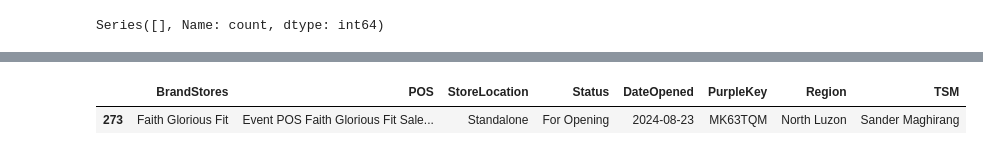
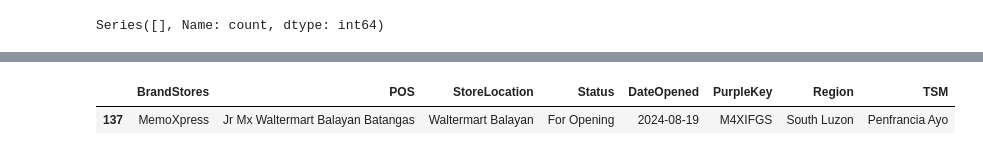
Before and after one commit to dchakroborti-tonik/POS_Addition, a Jupyter notebook: Notebook/Pos_mapping_new.ipynb, the cells around one changed output, grey strips where cells are left out. Saved outputs shown, nothing was run; the diff lists cells and outputs as text; code cells hidden in the pictures.

```diff
--- a/Notebook/Pos_mapping_new.ipynb
+++ b/Notebook/Pos_mapping_new.ipynb
@@ -24,6 +24,6 @@ client = bigquery.Client(project='prj-prod-dataplatform')
 # Set options or configurations as needed
 # Example: pd.set_option('display.max_columns', None)
 # %%
-df = pd.read_csv(r"C:\Users\DwaipayanChakroborti\OneDrive - Tonik Financial Pte Ltd\MyStuff\SIL Sales\Shin Nebria\POS_Addition\Data\pos_add_20240823_file1.csv")
+df = pd.read_csv(r"C:\Users\DwaipayanChakroborti\OneDrive - Tonik Financial Pte Ltd\MyStuff\SIL Sales\Shin Nebria\POS_Addition\Data\pos_add_20240823_file2.csv")
 df.shape
 # %% [output]
@@ -487,7 +504,7 @@ df[df['BrandStores']=='Rulls']
 # %%
 df.to_excel(r"C:\Users\DwaipayanChakroborti\OneDrive - Tonik Financial Pte Ltd\MyStuff\SIL Sales\Shin Nebria\POS_Addition\Data\POS_mapping_data.xlsx", index = False)
 # %%
-df[df['PurpleKey']=='MK63TQM']
+df[df['PurpleKey']=='M4XIFGS']
 # %% [output]
 |  | BrandStores | POS | StoreLocation | Status | DateOpened | PurpleKey | Region | TSM |
-| 273 | Faith Glorious Fit | Event POS Faith Glorious Fit Sale... | Standalone | For Opening | 2024-08-23 | MK63TQM | North Luzon | Sander Maghirang |
+| 137 | MemoXpress | Jr Mx Waltermart Balayan Batangas | Waltermart Balayan | For Opening | 2024-08-19 | M4XIFGS | South Luzon | Penfrancia Ayo |
```
Also changed, not shown: parts of 38 cells of this notebook, 3 other files.
